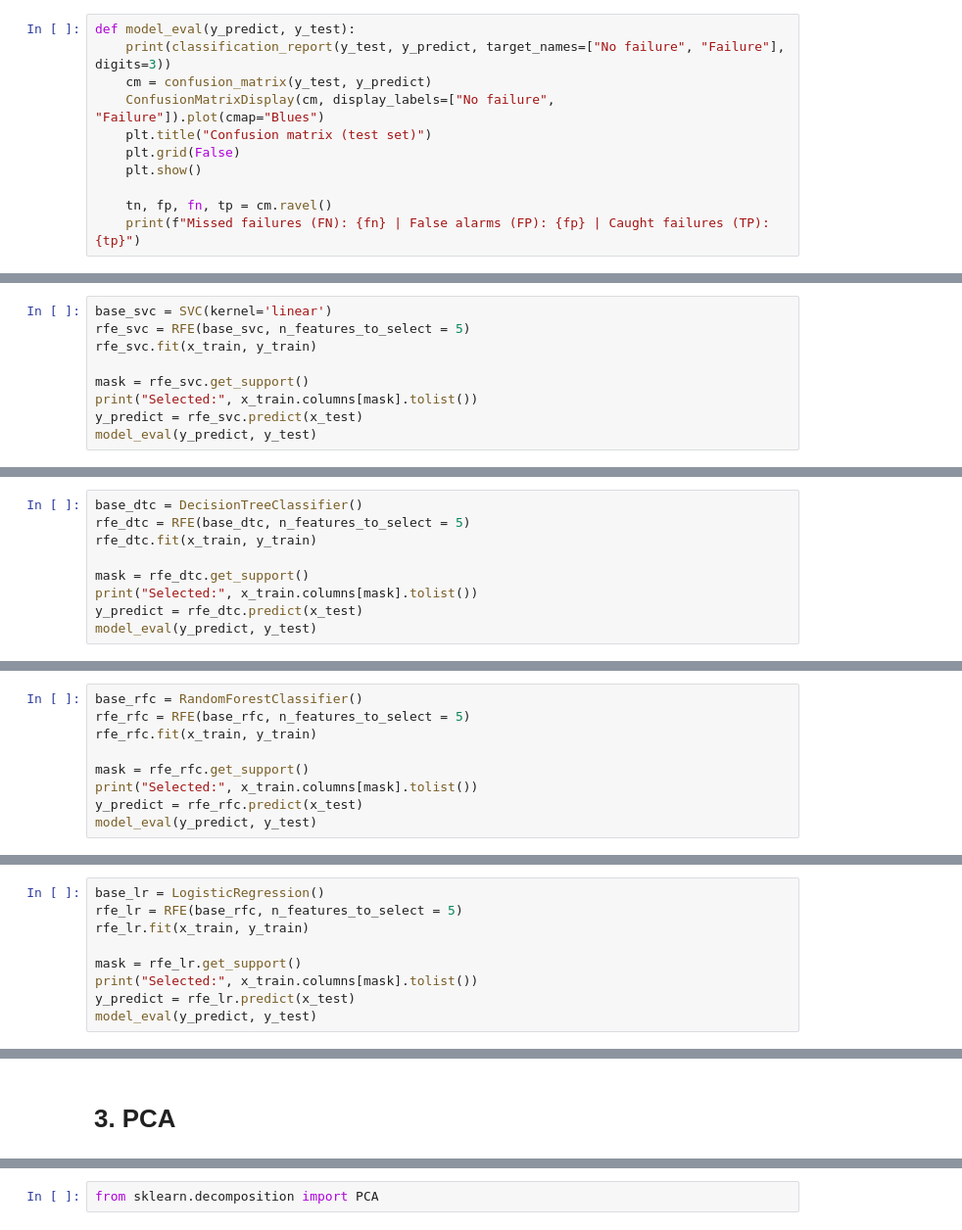
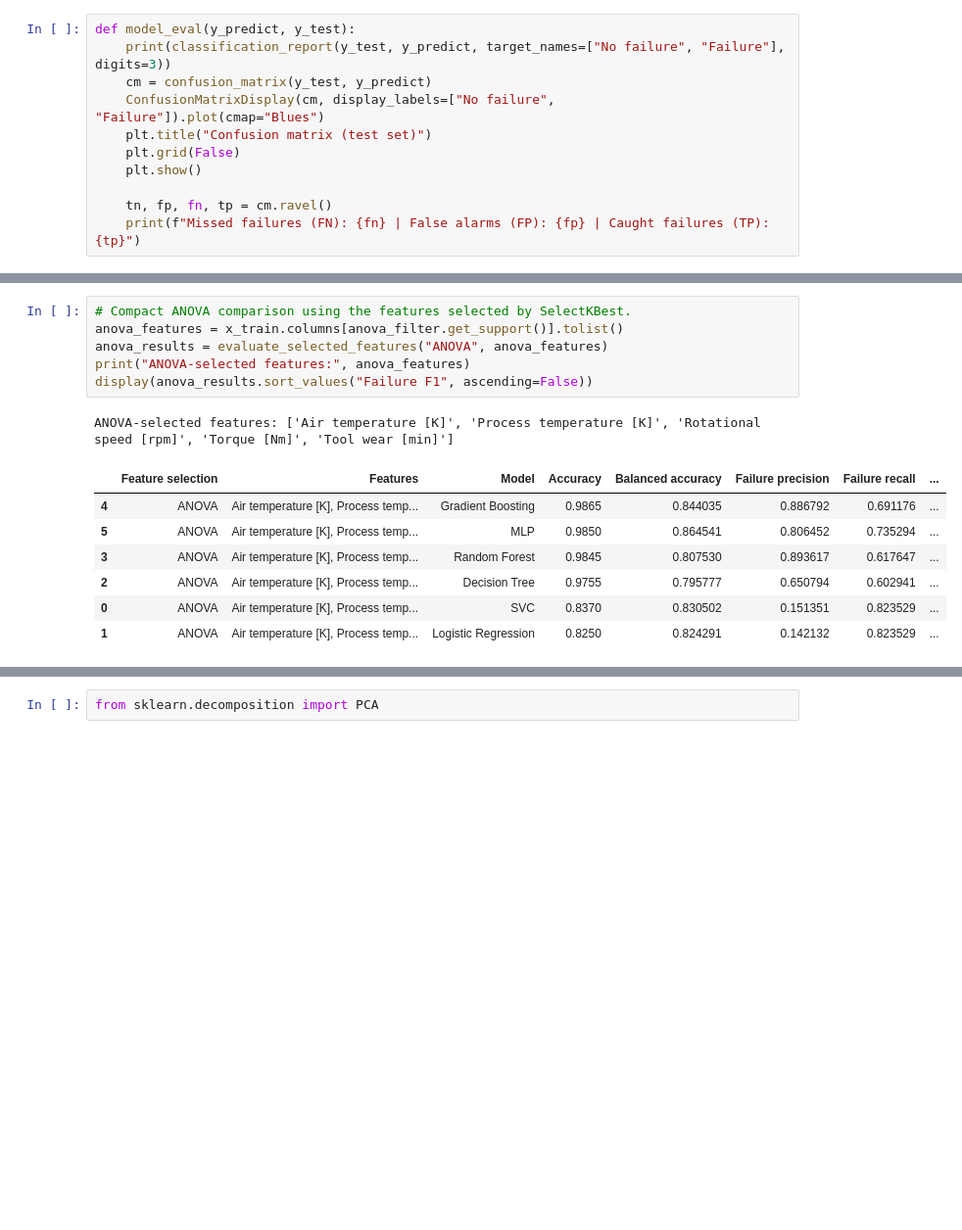
Before and after one commit to sotheasokea/ML_Term_Project, a Jupyter notebook: Predictive_Maintenance.ipynb, the cells around one changed output, grey strips where cells are left out. Shown at 98% size. Saved outputs shown, nothing was run; the diff lists cells and outputs as text; blank space fills up the shorter version.

```diff
--- a/Predictive_Maintenance.ipynb
+++ b/Predictive_Maintenance.ipynb
@@ -450,9 +637,0 @@ Missed failures (FN): 52 | False alarms (FP): 5 | Caught failures (TP): 16
-# %%
-base_svc = SVC(kernel='linear')
-rfe_svc = RFE(base_svc, n_features_to_select = 5)
-rfe_svc.fit(x_train, y_train)
-
-mask = rfe_svc.get_support()
-print("Selected:", x_train.columns[mask].tolist())
-y_predict = rfe_svc.predict(x_test)
-model_eval(y_predict, y_test)
@@ -473,9 +637,0 @@ Missed failures (FN): 53 | False alarms (FP): 1 | Caught failures (TP): 15
-# %%
-base_dtc = DecisionTreeClassifier()
-rfe_dtc = RFE(base_dtc, n_features_to_select = 5)
-rfe_dtc.fit(x_train, y_train)
-
-mask = rfe_dtc.get_support()
-print("Selected:", x_train.columns[mask].tolist())
-y_predict = rfe_dtc.predict(x_test)
-model_eval(y_predict, y_test)
@@ -497,9 +637,0 @@ Missed failures (FN): 22 | False alarms (FP): 27 | Caught failures (TP): 46
-# %%
-base_rfc = RandomForestClassifier()
-rfe_rfc = RFE(base_rfc, n_features_to_select = 5)
-rfe_rfc.fit(x_train, y_train)
-
-mask = rfe_rfc.get_support()
-print("Selected:", x_train.columns[mask].tolist())
-y_predict = rfe_rfc.predict(x_test)
-model_eval(y_predict, y_test)
@@ -600,9 +637,0 @@ Missed failures (FN): 41 | False alarms (FP): 3 | Caught failures (TP): 27
-# %%
-base_lr = LogisticRegression()
-rfe_lr = RFE(base_rfc, n_features_to_select = 5)
-rfe_lr.fit(x_train, y_train)
-
-mask = rfe_lr.get_support()
-print("Selected:", x_train.columns[mask].tolist())
-y_predict = rfe_lr.predict(x_test)
-model_eval(y_predict, y_test)
@@ -621,2 +638,15 @@ Missed failures (FN): 22 | False alarms (FP): 5 | Caught failures (TP): 46
-# %% [markdown]
-# 3. PCA
+# %%
+# Compact ANOVA comparison using the features selected by SelectKBest.
+anova_features = x_train.columns[anova_filter.get_support()].tolist()
+anova_results = evaluate_selected_features("ANOVA", anova_features)
+print("ANOVA-selected features:", anova_features)
+display(anova_results.sort_values("Failure F1", ascending=False))
+# %% [output]
+ANOVA-selected features: ['Air temperature [K]', 'Process temperature [K]', 'Rotational speed [rpm]', 'Torque [Nm]', 'Tool wear [min]']
+|  | Feature selection | Features | Model | Accuracy | Balanced accuracy | Failure precision | Failure recall | ... |
+| 4 | ANOVA | Air temperature [K], Process temp... | Gradient Boosting | 0.9865 | 0.844035 | 0.886792 | 0.691176 | ... |
+| 5 | ANOVA | Air temperature [K], Process temp... | MLP | 0.9850 | 0.864541 | 0.806452 | 0.735294 | ... |
+| 3 | ANOVA | Air temperature [K], Process temp... | Random Forest | 0.9845 | 0.807530 | 0.893617 | 0.617647 | ... |
+| 2 | ANOVA | Air temperature [K], Process temp... | Decision Tree | 0.9755 | 0.795777 | 0.650794 | 0.602941 | ... |
+| 0 | ANOVA | Air temperature [K], Process temp... | SVC | 0.8370 | 0.830502 | 0.151351 | 0.823529 | ... |
+| 1 | ANOVA | Air temperature [K], Process temp... | Logistic Regression | 0.8250 | 0.824291 | 0.142132 | 0.823529 | ... |
```
Also changed, not shown: parts of 87 cells of this notebook.
